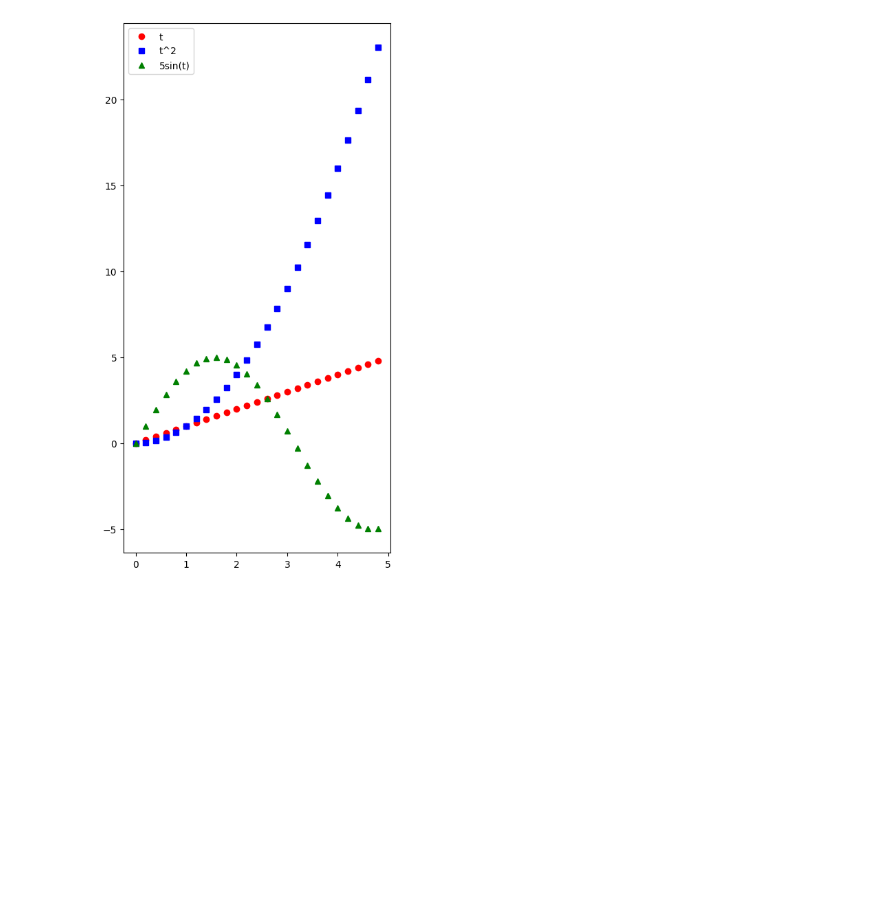
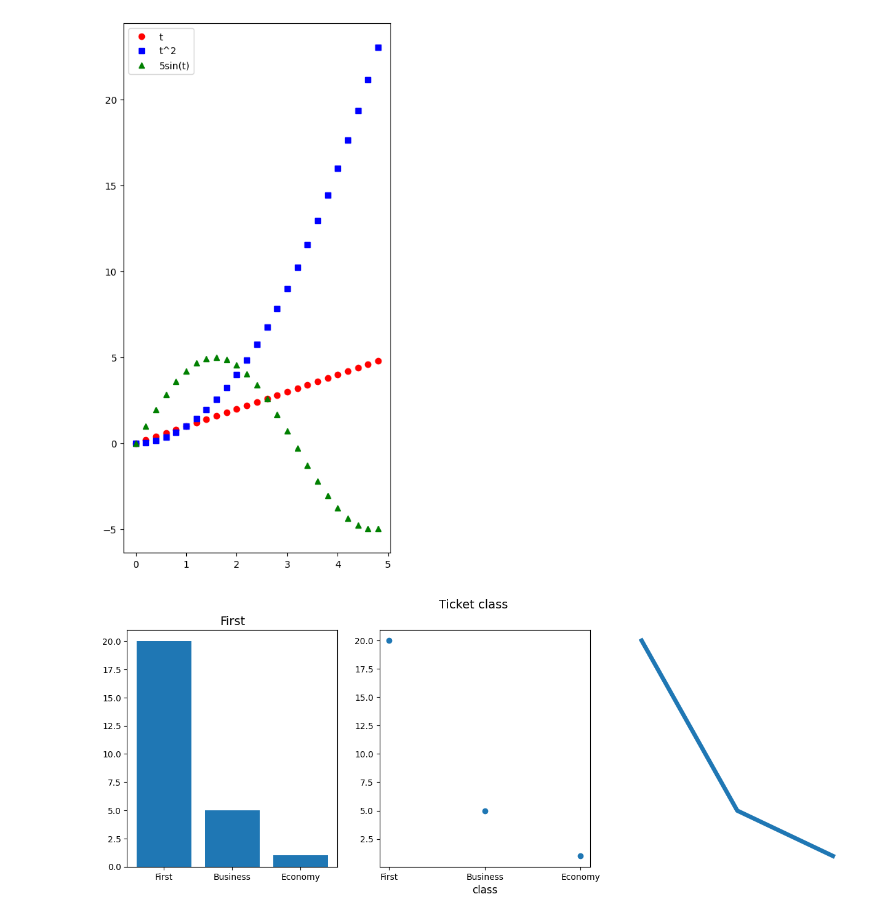
Before and after one commit to hyounghe0724/StartPytorch, a Jupyter notebook: DrawingGraph.ipynb, the cells around one changed output. Cells and saved outputs as stored; diff of their text form; code cells hidden in the pictures; blank space fills up the shorter version.

```diff
--- a/DrawingGraph.ipynb
+++ b/DrawingGraph.ipynb
@@ -30,22 +30,24 @@ plt.show()
 # %%
 names = ["First", "Business", "Economy"]
 prices  = [20, 5, 1]
 # 비율
 plt.figure(figsize=(15, 5))
 plt.subplot(131) # 1열 3행의 첫 번쨰
 # 335 -> 3행 3열의 5번
 # 1 2 3
 # 4 5 6
 # 7 8 9
-plt.var(names, prices) # 막대형
+plt.bar(names, prices) # 막대형
 plt.title(f"{names[0]}", fontsize=14)
 
 plt.subplot(132)
 plt.scatter(names, prices) # 점
 plt.xlabel('class', fontsize=12)
 
 plt.subplot(133)
 plt.plot(names, prices, linewidth = 5.0) # 선
-plt.subtitle('Ticket class', fontsize= 14)
+plt.suptitle('Ticket class', fontsize= 14)
 plt.axis('off')
 plt.show()
+# %% [output]
+[figure, added]
```
